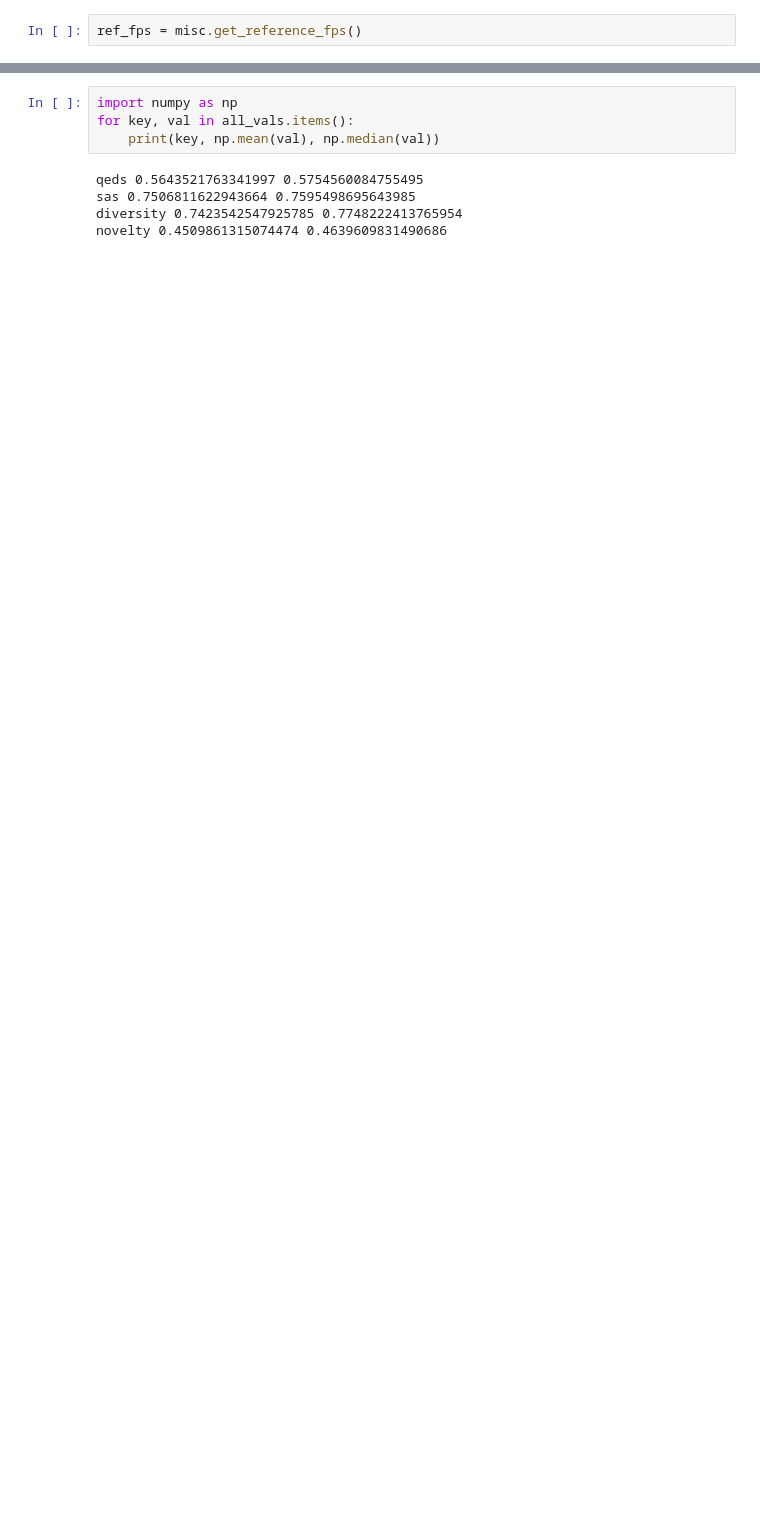
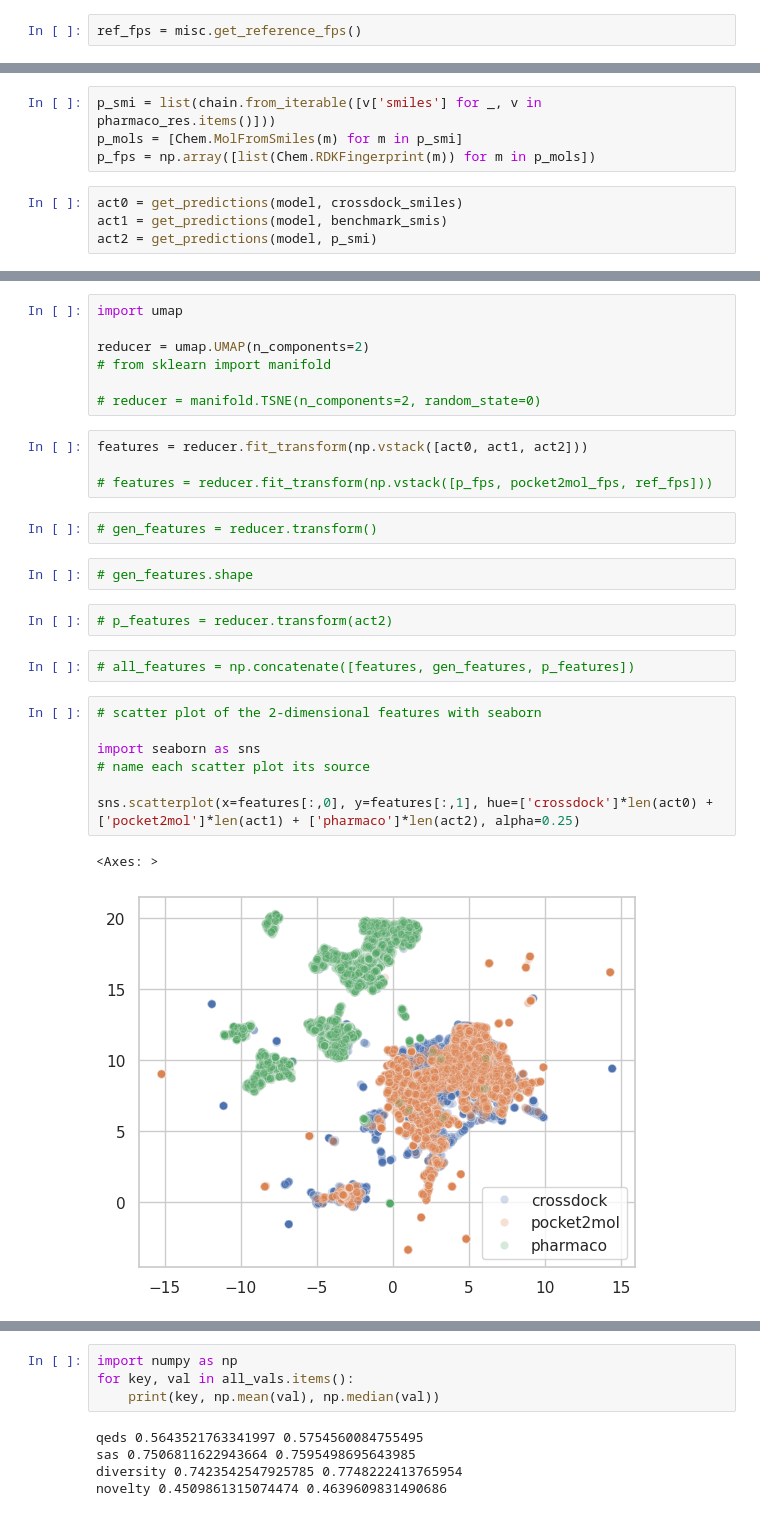
Before and after one commit to tsa87/TacoGFN-SBDD, a Jupyter notebook: examples/14_umap_and_distance_figure.ipynb, the cells around one changed output, grey strips where cells are left out. Saved outputs shown, nothing was run; the diff lists cells and outputs as text; blank space fills up the shorter version.

```diff
--- a/examples/14_umap_and_distance_figure.ipynb
+++ b/examples/14_umap_and_distance_figure.ipynb
@@ -55,0 +155,8 @@ for key, val in evaluated_results.items():
+# %%
+p_smi = list(chain.from_iterable([v['smiles'] for _, v in pharmaco_res.items()]))
+p_mols = [Chem.MolFromSmiles(m) for m in p_smi]
+p_fps = np.array([list(Chem.RDKFingerprint(m)) for m in p_mols])
+# %%
+act0 = get_predictions(model, crossdock_smiles)
+act1 = get_predictions(model, benchmark_smis)
+act2 = get_predictions(model, p_smi)
@@ -55,0 +167,29 @@ for key, val in evaluated_results.items():
+# %%
+import umap
+
+reducer = umap.UMAP(n_components=2)
+# from sklearn import manifold
+
+# reducer = manifold.TSNE(n_components=2, random_state=0)
+# %%
+features = reducer.fit_transform(np.vstack([act0, act1, act2]))
+
+# features = reducer.fit_transform(np.vstack([p_fps, pocket2mol_fps, ref_fps]))
+# %%
+# gen_features = reducer.transform()
+# %%
+# gen_features.shape
+# %%
+# p_features = reducer.transform(act2)
+# %%
+# all_features = np.concatenate([features, gen_features, p_features])
+# %%
+# scatter plot of the 2-dimensional features with seaborn
+
+import seaborn as sns
+# name each scatter plot its source
+
+sns.scatterplot(x=features[:,0], y=features[:,1], hue=['crossdock']*len(act0) + ['pocket2mol']*len(act1) + ['pharmaco']*len(act2), alpha=0.25)
+# %% [output]
+<Axes: >
+[figure, added]
```
Also changed, not shown: parts of 23 cells of this notebook, 3 other files.
